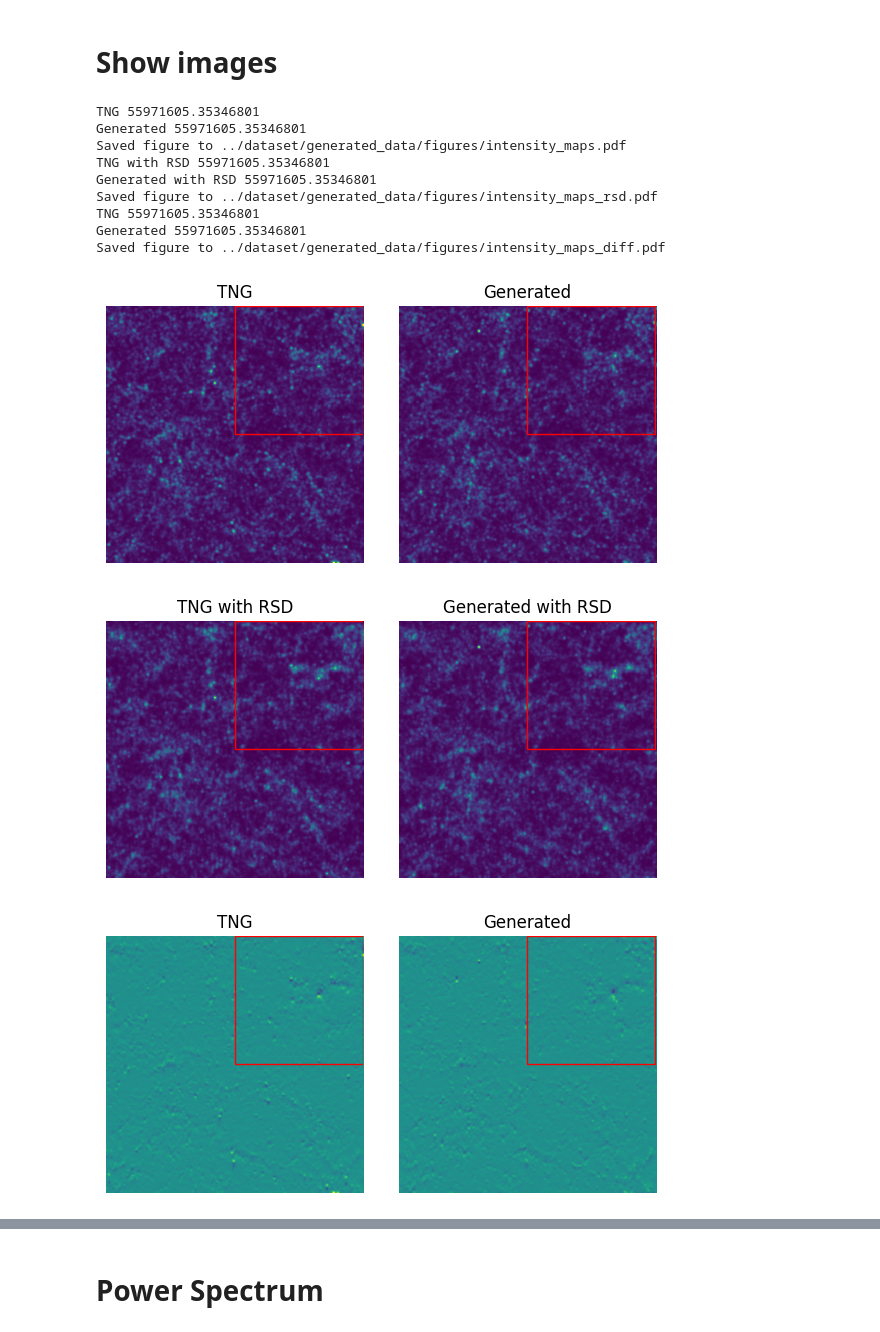
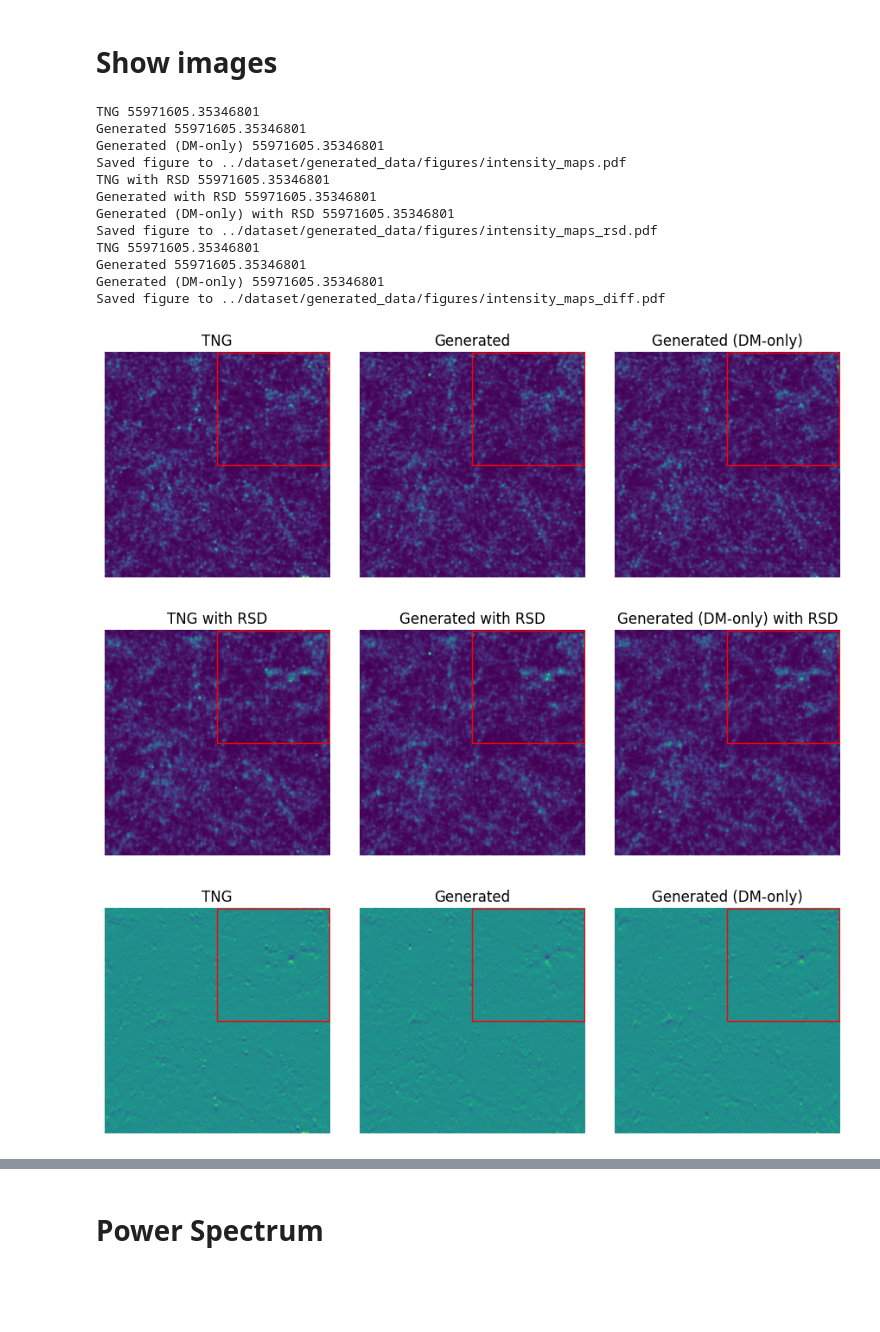
Before and after one commit to knmoriwaki/cosmoglint, a Jupyter notebook: notebooks/plot_data_cube.ipynb, the cells around one changed output, grey strips where cells are left out. Saved outputs shown, nothing was run; the diff lists cells and outputs as text; code cells hidden in the pictures; blank space fills up the shorter version.

```diff
--- a/notebooks/plot_data_cube.ipynb
+++ b/notebooks/plot_data_cube.ipynb
@@ -66,9 +79,10 @@ label = ".threshold1e-3"
 prefix_list = ["group.{}.{:d}{}".format(sim_name, snapshot_number, label),
                "subgroup.{}.{:d}{}".format(sim_name, snapshot_number, label),
                "group.data_cube.{:d}{}.{}.seed0".format(snapshot_number, label, model_name),
-               "pinocchio.run2{}.{}".format(label, model_name)
+                "group_dm_only.data_cube.{:d}{}.{}.seed0.factor0.92".format(snapshot_number, label, model_name),
+               "pinocchio.run2.data_cube.{:d}{}.{}.factor0.92".format(snapshot_number, label, model_name)
             ]
-titles = ["TNG (Halo)", "TNG", "Generated", "Pinocchio"]
+titles = ["TNG (Halo)", "TNG", "Generated", "Generated (DM-only)", "Pinocchio"]
 
 titles_rsd = [ f"{t} with RSD" for t in titles ]
 data_list = []
@@ -138,39 +154,42 @@ def show_images(data_list, titles, fsave=None, vmin=None, vmax=None, norm=None,
         zoom_size = int(boxsize_x * 0.5)
         ax.add_patch(plt.Rectangle((x0, y0), zoom_size-1, zoom_size-1, edgecolor='red', facecolor='none', linewidth=1))
 
         ax.set_frame_on(False)
 
         print(titles[i], np.sum(intensity))
 
     my_savefig(fsave)
 
 _, boxsize_y, _ = data_list[0].shape
 ymin= int(0.5*boxsize_y)
 ny = int(0.5*boxsize_y)
 
 fsave = "{}/intensity_maps.pdf".format(output_dir)
-show_images(data_list[1:3], titles[1:3], fsave=fsave, ymin=ymin, ny=ny, vmin=0, vmax=0.13)
+show_images(data_list[1:4], titles[1:4], fsave=fsave, ymin=ymin, ny=ny, vmin=0, vmax=0.13)
 #show_images(fname_list, titles, fsave, norm=LogNorm(vmin=0.1, vmax=100))
 
 fsave = "{}/intensity_maps_rsd.pdf".format(output_dir)
-show_images(data_rsd_list[1:3], titles_rsd[1:3], fsave=fsave, ymin=ymin, ny=ny, vmin=0, vmax=0.13)
+show_images(data_rsd_list[1:4], titles_rsd[1:4], fsave=fsave, ymin=ymin, ny=ny, vmin=0, vmax=0.13)
 #show_images(fname_list, titles, fsave, norm=LogNorm(vmin=0.1, vmax=100))
 
 fsave = "{}/intensity_maps_diff.pdf".format(output_dir)
-show_images(diff[1:3], titles[1:3], fsave=fsave, ymin=ymin, ny=ny, vmin=-0.13, vmax=0.13)
+show_images(diff[1:4], titles[1:4], fsave=fsave, ymin=ymin, ny=ny, vmin=-0.13, vmax=0.13)
 # %% [output]
 TNG 55971605.35346801
 Generated 55971605.35346801
+Generated (DM-only) 55971605.35346801
 Saved figure to ../dataset/generated_data/figures/intensity_maps.pdf
 TNG with RSD 55971605.35346801
 Generated with RSD 55971605.35346801
+Generated (DM-only) with RSD 55971605.35346801
 Saved figure to ../dataset/generated_data/figures/intensity_maps_rsd.pdf
 TNG 55971605.35346801
 Generated 55971605.35346801
+Generated (DM-only) 55971605.35346801
 Saved figure to ../dataset/generated_data/figures/intensity_maps_diff.pdf
-[figure, old version]
+[figure, new version]
-[figure, old version]
+[figure, new version]
-[figure, old version]
+[figure, new version]
 # %%
 plt.figure()
 plt.title("True")
```
Also changed, not shown: parts of 14 cells of this notebook, 3 other files.
